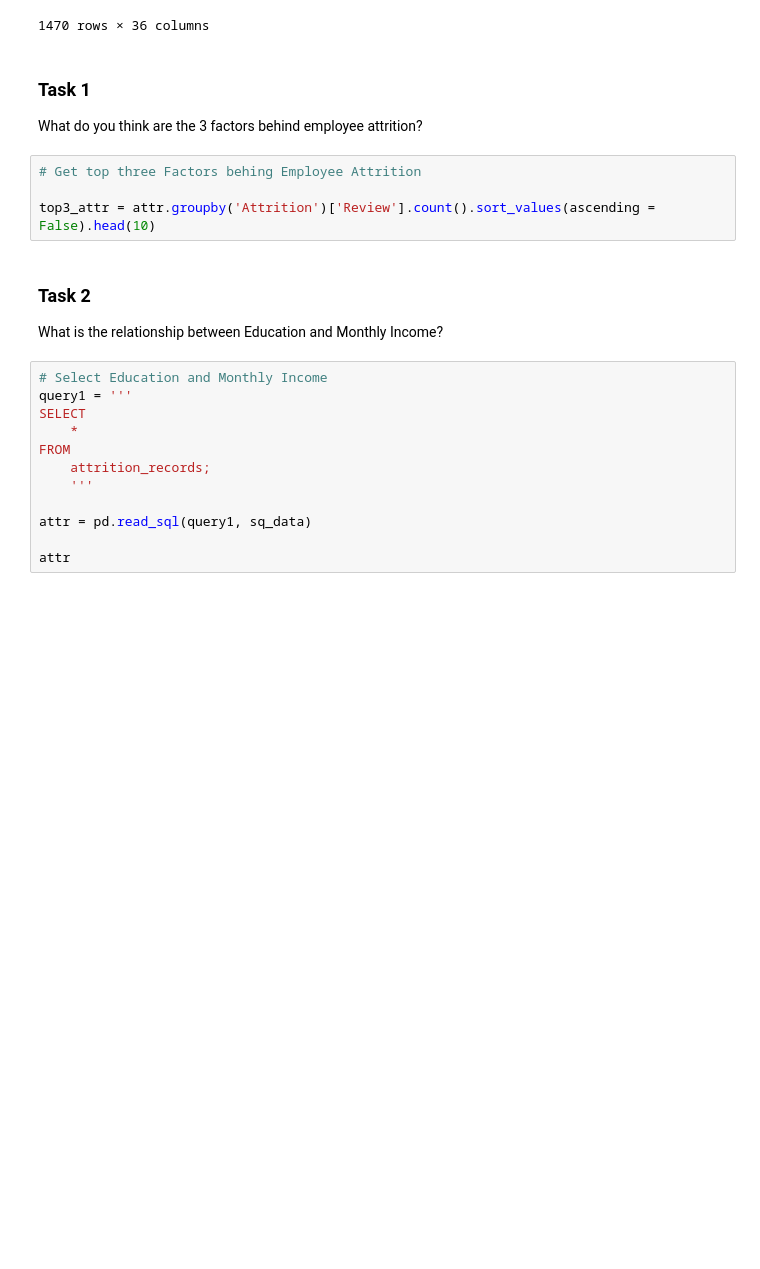
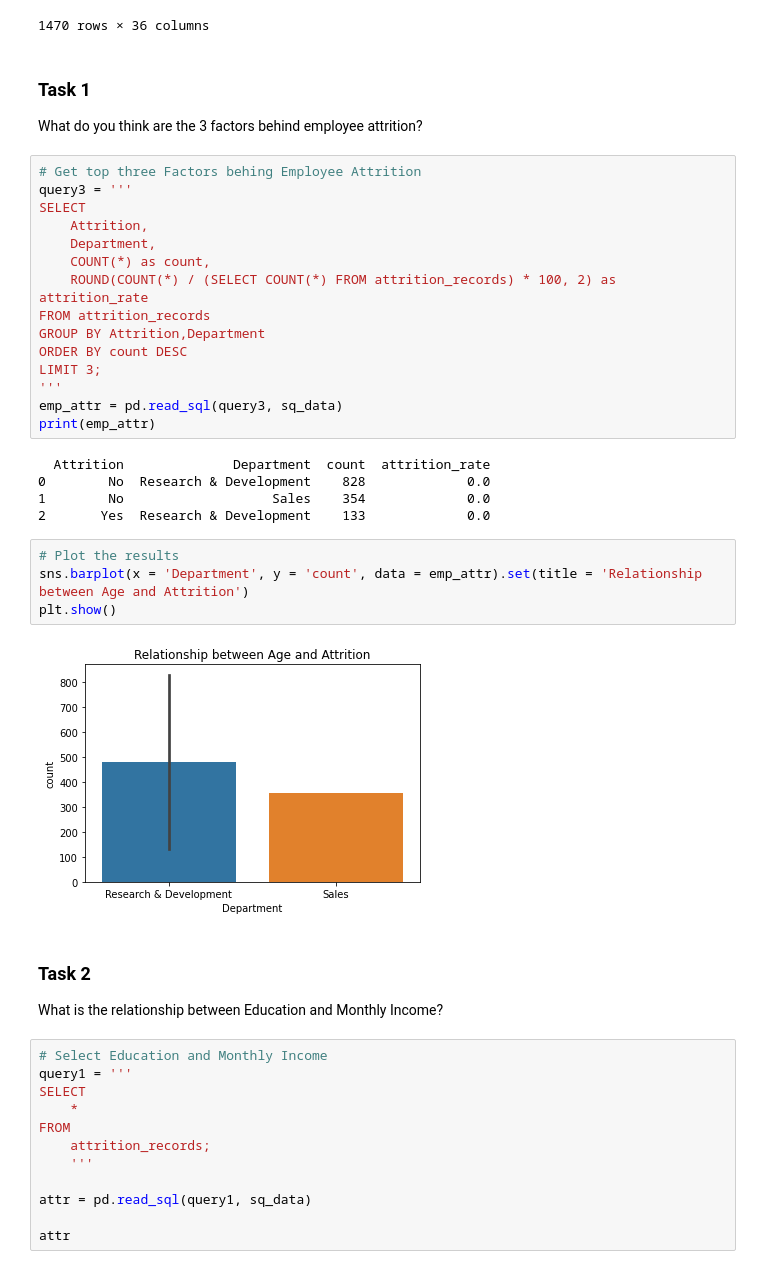
Before and after one commit to MercyNgila/stutern-, a Jupyter notebook: Stutern_SQL.ipynb, the cells around one changed output. Drawn from its saved outputs; the diff is of its cells as text; blank space fills up the shorter version.

```diff
--- a/Stutern_SQL.ipynb
+++ b/Stutern_SQL.ipynb
@@ -72,10 +72,32 @@ attr
 ### Task 1
 
 What do you think are the 3 factors behind employee attrition?
-# %%
-# Get top three Factors behing Employee Attrition
-
-top3_attr = attr.groupby('Attrition')['Review'].count().sort_values(ascending = False).head(10)
+# %%
+# Get top three Factors behing Employee Attrition
+query3 = '''
+SELECT
+    Attrition,
+    Department,
+    COUNT(*) as count,
+    ROUND(COUNT(*) / (SELECT COUNT(*) FROM attrition_records) * 100, 2) as attrition_rate
+FROM attrition_records
+GROUP BY Attrition,Department
+ORDER BY count DESC
+LIMIT 3;
+'''
+emp_attr = pd.read_sql(query3, sq_data)
+print(emp_attr)
+# %% [output]
+  Attrition              Department  count  attrition_rate
+0        No  Research & Development    828             0.0
+1        No                   Sales    354             0.0
+2       Yes  Research & Development    133             0.0
+# %%
+# Plot the results
+sns.barplot(x = 'Department', y = 'count', data = emp_attr).set(title = 'Relationship between Age and Attrition')
+plt.show()
+# %% [output]
+[figure, added]
 # %% [markdown]
 ### Task 2
 What is the relationship between Education and Monthly Income?
```
Also changed, not shown: parts of 3 cells of this notebook.
